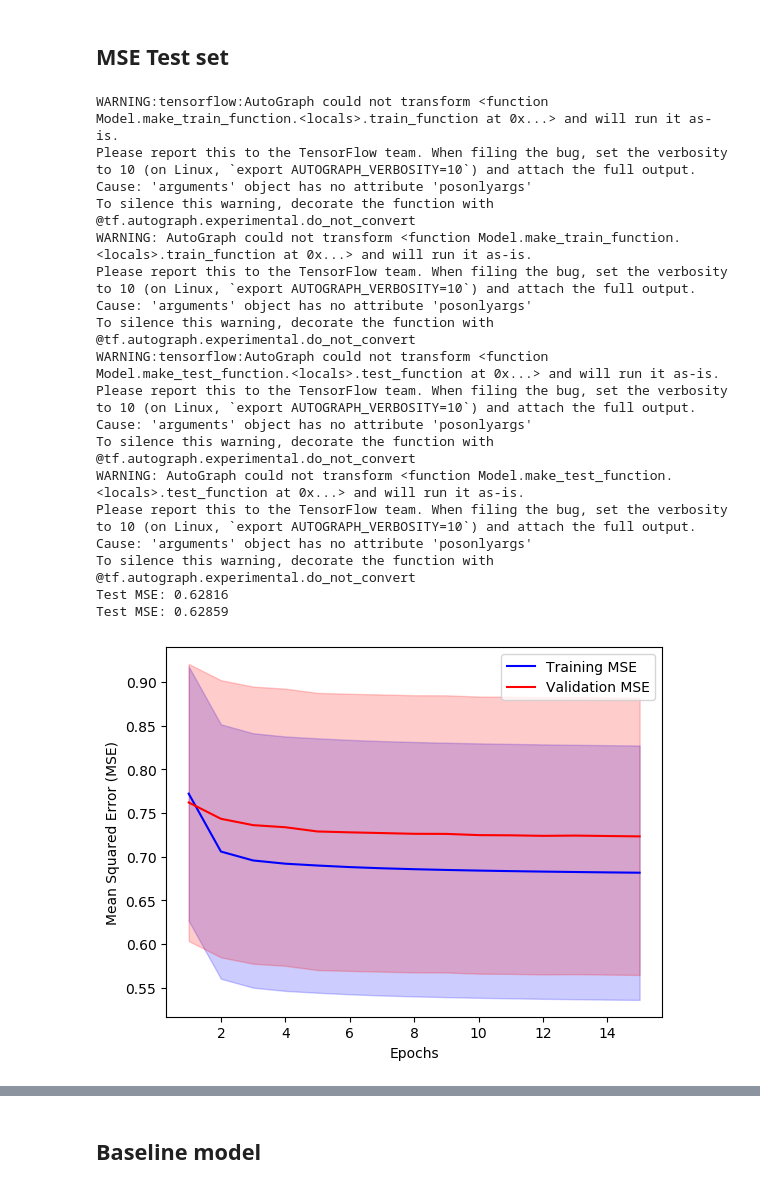
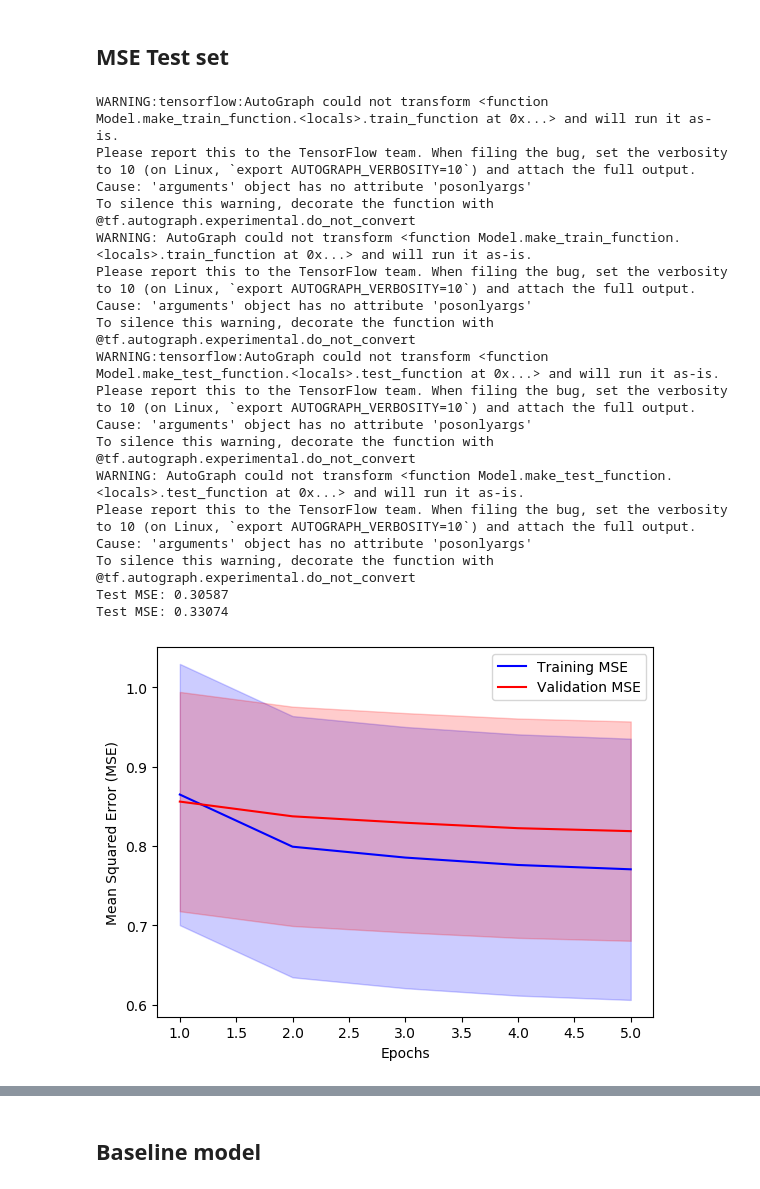
Before and after one commit to amiira-e/fyp, a Jupyter notebook: Q-Learning.ipynb, the cells around one changed output, grey strips where cells are left out. Saved outputs shown, nothing was run; the diff lists cells and outputs as text; code cells hidden in the pictures.

```diff
--- a/Q-Learning.ipynb
+++ b/Q-Learning.ipynb
@@ -3463,7 +3845,7 @@ np.random.seed(42)
 
 # Define the autoencoder architecture
 input_dim = X_train_resampled_final.shape[1]
-encoding_dim = 4
+encoding_dim = 2
 decoding_dim = 10
 
 input_layer = Input(shape=(input_dim,))
@@ -3499,10 +3881,10 @@ for train_index, val_index in kf.split(X_train_resampled_final):
     # Split the data into training and validation sets for the current fold
     X_train_fold, X_val_fold = X_train_resampled_final[train_index], X_train_resampled_final[val_index]
 
-    early_stopping = EarlyStopping(monitor='val_loss', patience=10)
+    early_stopping = EarlyStopping(monitor='val_loss', patience=7)
 
     # Fit the autoencoder on the training set for the current fold
-    history = autoencoder.fit(X_train_fold, X_train_fold, epochs=15, batch_size=32, verbose=0, validation_data=(X_val_fold, X_val_fold),callbacks=[early_stopping])
+    history = autoencoder.fit(X_train_fold, X_train_fold, epochs=5, batch_size=32, verbose=0, validation_data=(X_val_fold, X_val_fold),callbacks=[early_stopping])
 
     # Append the MSE of training and validation sets for the current fold to the lists
     train_mse.append(history.history['loss'])
@@ -3527,36 +3909,36 @@ mean_val_mse = np.mean(val_mse, axis=0)
 std_val_mse = np.std(np.concatenate(val_mse), axis=0)
 
 
 # Plot the MSE of training and validation sets against the number of epochs
 epochs = range(1, len(mean_train_mse)+1)
 plt.plot(epochs, mean_train_mse, 'b', label='Training MSE')
 plt.fill_between(epochs, mean_train_mse - std_train_mse, mean_train_mse + std_train_mse, alpha=0.2, color='b')
 plt.plot(epochs, mean_val_mse, 'r', label='Validation MSE')
 plt.fill_between(epochs, mean_val_mse - std_val_mse, mean_val_mse + std_val_mse, alpha=0.2, color='r')
 plt.xlabel('Epochs')
 plt.ylabel('Mean Squared Error (MSE)')
 plt.legend()
 plt.show()
 # %% [output]
 WARNING:tensorflow:AutoGraph could not transform <function Model.make_train_function.<locals>.train_function at 0x...> and will run it as-is.
 Please report this to the TensorFlow team. When filing the bug, set the verbosity to 10 (on Linux, `export AUTOGRAPH_VERBOSITY=10`) and attach the full output.
 Cause: 'arguments' object has no attribute 'posonlyargs'
 To silence this warning, decorate the function with @tf.autograph.experimental.do_not_convert
 WARNING: AutoGraph could not transform <function Model.make_train_function.<locals>.train_function at 0x...> and will run it as-is.
 Please report this to the TensorFlow team. When filing the bug, set the verbosity to 10 (on Linux, `export AUTOGRAPH_VERBOSITY=10`) and attach the full output.
 Cause: 'arguments' object has no attribute 'posonlyargs'
 To silence this warning, decorate the function with @tf.autograph.experimental.do_not_convert
 WARNING:tensorflow:AutoGraph could not transform <function Model.make_test_function.<locals>.test_function at 0x...> and will run it as-is.
 Please report this to the TensorFlow team. When filing the bug, set the verbosity to 10 (on Linux, `export AUTOGRAPH_VERBOSITY=10`) and attach the full output.
 Cause: 'arguments' object has no attribute 'posonlyargs'
 To silence this warning, decorate the function with @tf.autograph.experimental.do_not_convert
 WARNING: AutoGraph could not transform <function Model.make_test_function.<locals>.test_function at 0x...> and will run it as-is.
 Please report this to the TensorFlow team. When filing the bug, set the verbosity to 10 (on Linux, `export AUTOGRAPH_VERBOSITY=10`) and attach the full output.
 Cause: 'arguments' object has no attribute 'posonlyargs'
 To silence this warning, decorate the function with @tf.autograph.experimental.do_not_convert
-Test MSE: 0.62816
-Test MSE: 0.62859
+Test MSE: 0.30587
+Test MSE: 0.33074
-[figure, old version]
+[figure, new version]
 # %%
 print("Mean Train MSE:", mean_train_mse)
 # %% [output]
```
Also changed, not shown: parts of 18 cells of this notebook, 4 other files.
